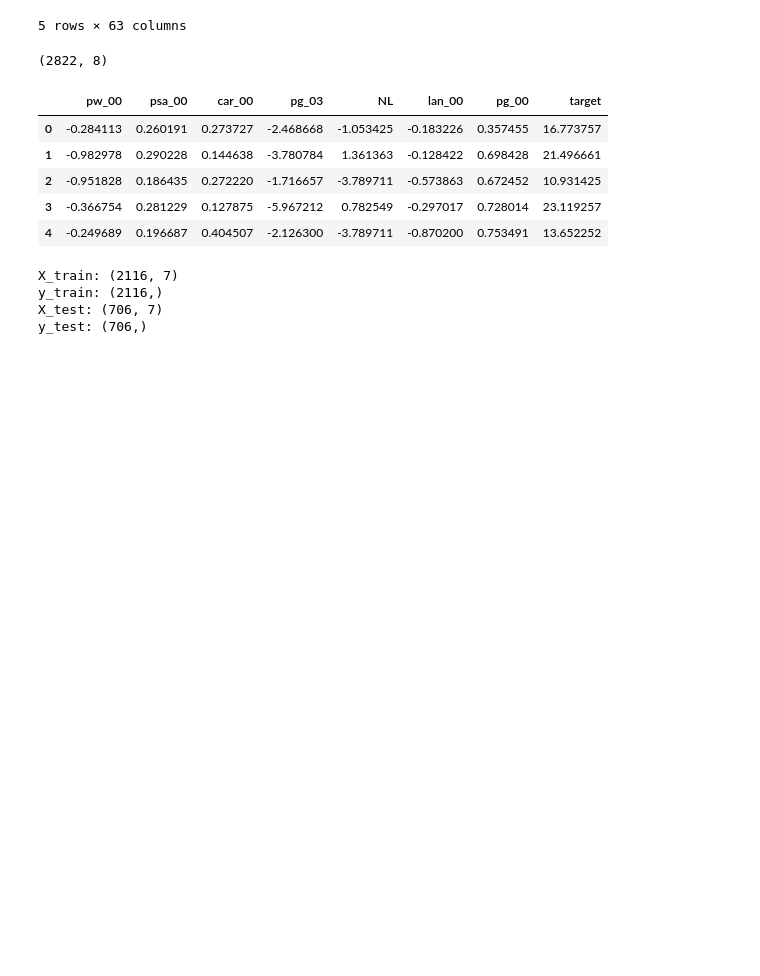
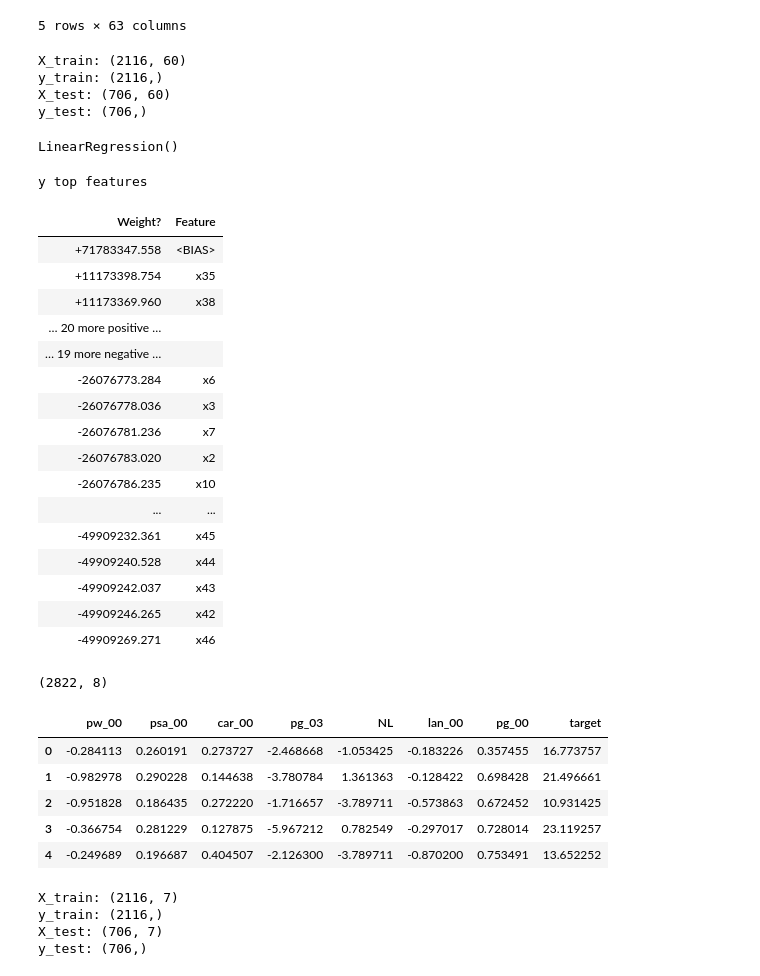
Before and after one commit to ravitpt87/urban-eureka, a Jupyter notebook: Notebook_Model_PolyMultiLinReg.ipynb, the cells around one changed output. Cells and saved outputs as stored; diff of their text form; code cells hidden in the pictures; blank space fills up the shorter version.

```diff
--- a/Notebook_Model_PolyMultiLinReg.ipynb
+++ b/Notebook_Model_PolyMultiLinReg.ipynb
@@ -33,3 +36,55 @@ df.head()
+# %%
+# Train test split with same random seed
+# Defining X and y
+features = df.columns.tolist()
+features.remove('target')
+X = df[features]
+y = df.target
+
+# Splitting the dataset
+X_train, X_test, y_train, y_test = train_test_split(X, y, test_size=0.25, random_state=150, shuffle=True)
+
+# Check the shape of the data sets
+print("X_train:", X_train.shape)
+print("y_train:", y_train.shape)
+print("X_test:", X_test.shape)
+print("y_test:", y_test.shape)
+# %% [output]
+X_train: (2116, 60)
+y_train: (2116,)
+X_test: (706, 60)
+y_test: (706,)
+# %%
+# Build a multiple linear regression model with the data
+lr = LinearRegression()
+# fitting the training data
+lr.fit(X_train,y_train)
+# %% [output]
+LinearRegression()
+# %%
+# Feature Importance
+
+import eli5
+eli5.show_weights(lr)
+# %% [output]
+y top features
+| Weight? | Feature |
+| +71783347.558 | <BIAS> |
+| +11173398.754 | x35 |
+| +11173369.960 | x38 |
+| … 20 more positive … |  |
+| … 19 more negative … |  |
+| -26076773.284 | x6 |
+| -26076778.036 | x3 |
+| -26076781.236 | x7 |
+| -26076783.020 | x2 |
+| -26076786.235 | x10 |
+| ... | ... |
+| -49909232.361 | x45 |
+| -49909240.528 | x44 |
+| -49909242.037 | x43 |
+| -49909246.265 | x42 |
+| -49909269.271 | x46 |
 # %%
 # Only work with reduced number of features for the first iteration of model-building
 # These features were found to be highly correlated to the target
```
Also changed, not shown: parts of 18 cells of this notebook, 1 other file.
